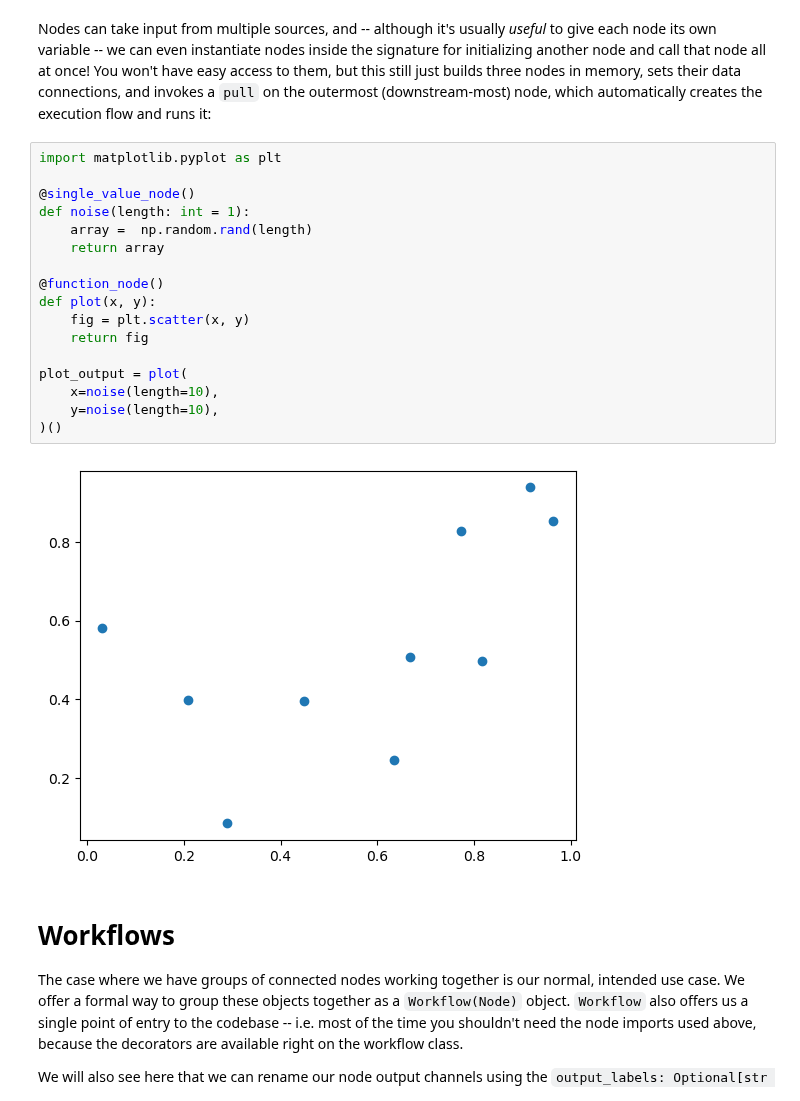
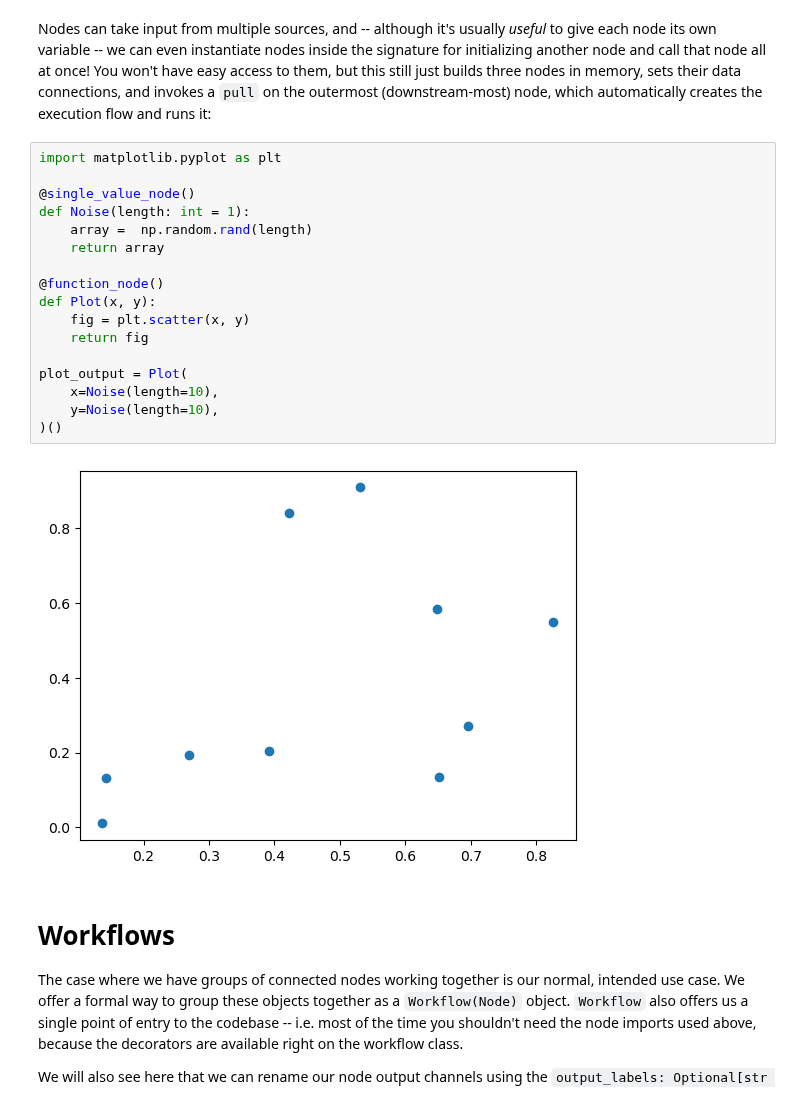
Before and after one commit to pyiron/pyiron_workflow, a Jupyter notebook: notebooks/deepdive.ipynb, the cells around one changed output. Saved outputs shown, nothing was run; the diff lists cells and outputs as text.

```diff
--- a/notebooks/deepdive.ipynb
+++ b/notebooks/deepdive.ipynb
@@ -262,22 +262,22 @@ Nodes can take input from multiple sources, and -- although it's usually _useful
 # %%
 import matplotlib.pyplot as plt
 
 @single_value_node()
-def noise(length: int = 1):
+def Noise(length: int = 1):
     array =  np.random.rand(length)
     return array
 
 @function_node()
-def plot(x, y):
+def Plot(x, y):
     fig = plt.scatter(x, y)
     return fig
 
-plot_output = plot(
-    x=noise(length=10),
-    y=noise(length=10),
+plot_output = Plot(
+    x=Noise(length=10),
+    y=Noise(length=10),
 )()
 # %% [output]
-[figure, old version]
+[figure, new version]
 # %% [markdown]
 # Workflows
 
```
Also changed, not shown: parts of 19 cells of this notebook, 1 other file.
